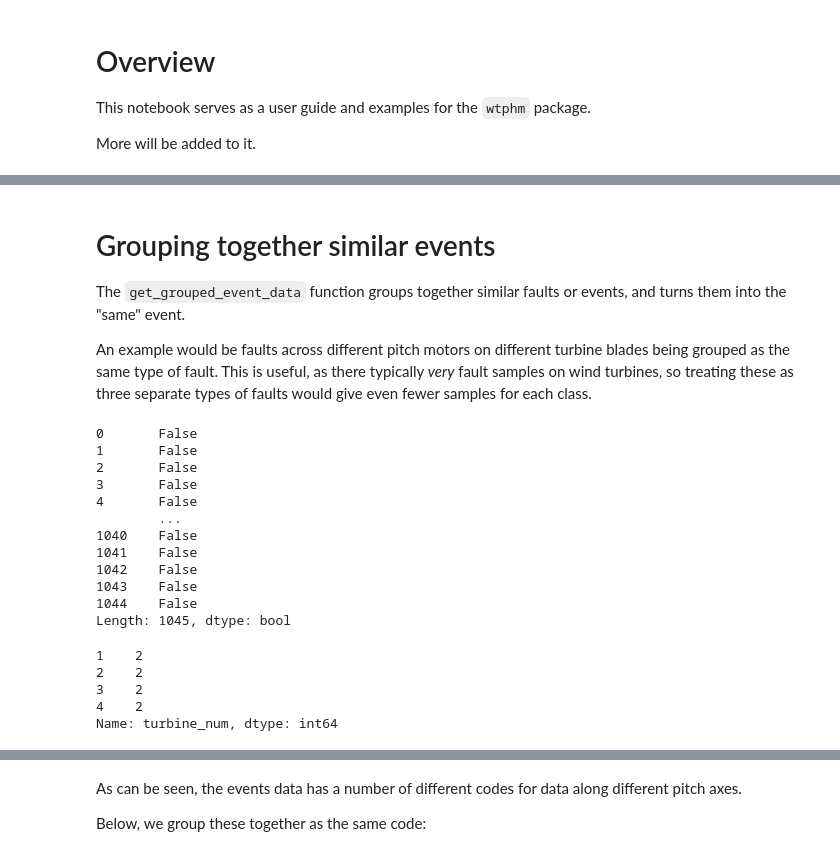
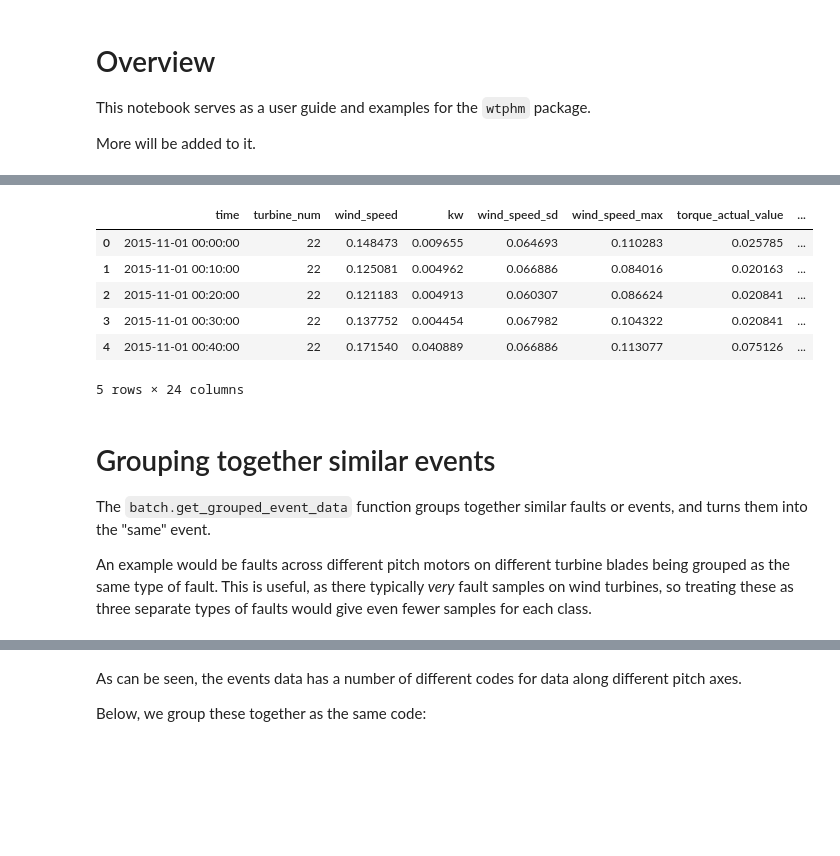
Before and after one commit to lkev/wtphm, a Jupyter notebook: examples/wtphm_readme_examples.ipynb, the cells around one changed output, grey strips where cells are left out. Drawn from its saved outputs; the diff is of its cells as text; code cells hidden in the pictures; blank space fills up the shorter version.

```diff
--- a/examples/wtphm_readme_examples.ipynb
+++ b/examples/wtphm_readme_examples.ipynb
@@ -11,0 +9,13 @@ C:\Users\leahy\Google Drive\UCC\PhD\Code\modules\wtphm
+# %%
+import wtphm
+import pandas as pd
+
+# to fully display the dataframes:
+pd.set_option('display.max_colwidth', 100)
+
+events = pd.read_csv('examples/events_data.csv',
+                     parse_dates=['time_on', 'time_off'])
+events.duration = pd.to_timedelta(events.duration)
+scada  = pd.read_csv('examples/scada_data.csv',
+                     parse_dates=['time'])
+events.head()
@@ -12,32 +29,16 @@ C:\Users\leahy\Google Drive\UCC\PhD\Code\modules\wtphm
+# %%
+scada.head()
+# %% [output]
+|  | time | turbine_num | wind_speed | kw | wind_speed_sd | wind_speed_max | torque_actual_value | ... |
+| 0 | 2015-11-01 00:00:00 | 22 | 0.148473 | 0.009655 | 0.064693 | 0.110283 | 0.025785 | ... |
+| 1 | 2015-11-01 00:10:00 | 22 | 0.125081 | 0.004962 | 0.066886 | 0.084016 | 0.020163 | ... |
+| 2 | 2015-11-01 00:20:00 | 22 | 0.121183 | 0.004913 | 0.060307 | 0.086624 | 0.020841 | ... |
+| 3 | 2015-11-01 00:30:00 | 22 | 0.137752 | 0.004454 | 0.067982 | 0.104322 | 0.020841 | ... |
+| 4 | 2015-11-01 00:40:00 | 22 | 0.171540 | 0.040889 | 0.066886 | 0.113077 | 0.075126 | ... |
+5 rows × 24 columns
 # %% [markdown]
 # Grouping together similar events
 
-The `get_grouped_event_data` function groups together similar faults or events, and turns them into the "same" event.
+The `batch.get_grouped_event_data` function groups together similar faults or events, and turns them into the "same" event.
 
 An example would be faults across different pitch motors on different turbine blades being grouped as the same type of fault. This is useful, as there typically _very_ fault samples on wind turbines, so treating these as three separate types of faults would give even fewer samples for each class.
-# %%
-import numpy as np
-pd.Series(np.zeros(len(batches), dtype=bool), index=batches.index)
-# %% [output]
-0       False
-1       False
-2       False
-3       False
-4       False
-        ...
-1040    False
-1041    False
-1042    False
-1043    False
-1044    False
-Length: 1045, dtype: bool
-# %%
-b = batches.turbine_num.copy()
-
-b[[1, 2, 3, 4]]
-# %% [output]
-1    2
-2    2
-3    2
-4    2
-Name: turbine_num, dtype: int64
```
Also changed, not shown: parts of 14 cells of this notebook, 2 other files.
